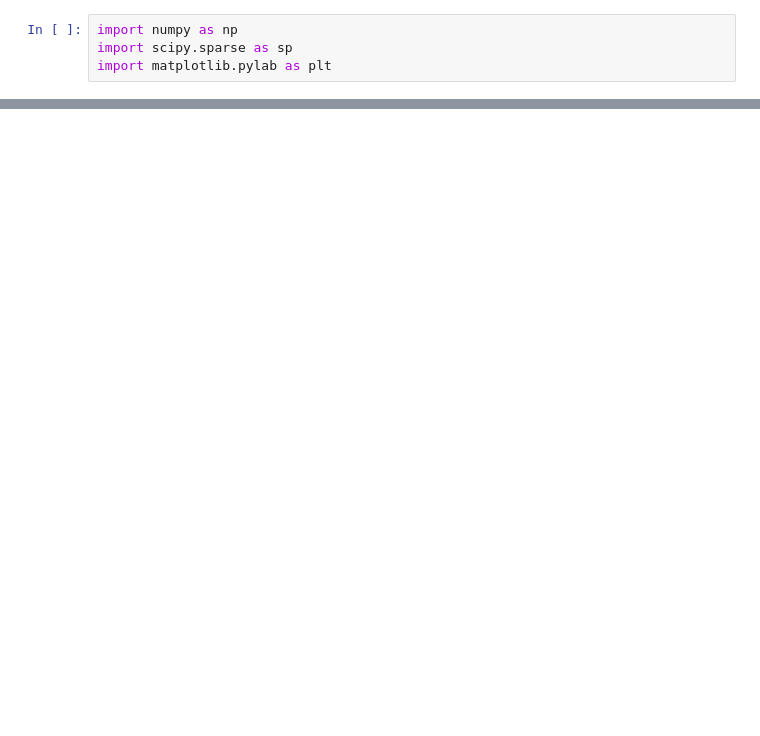
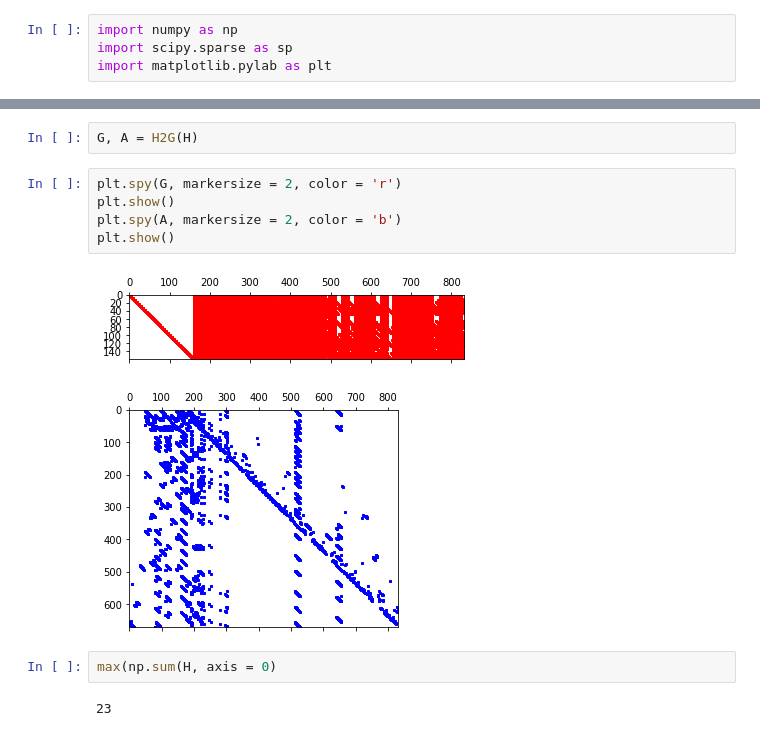
Before and after one commit to desperandumbellum/5G_ldpc, a Jupyter notebook: main.ipynb, the cells around one changed output, grey strips where cells are left out. Cells and saved outputs as stored; diff of their text form; blank space fills up the shorter version.

```diff
--- a/main.ipynb
+++ b/main.ipynb
@@ -22,0 +84,14 @@ plt.spy(H, markersize = 2, color = 'r')
+# %%
+G, A = H2G(H)
+# %%
+plt.spy(G, markersize = 2, color = 'r')
+plt.show()
+plt.spy(A, markersize = 2, color = 'b')
+plt.show()
+# %% [output]
+[figure, added]
+[figure, added]
+# %%
+max(np.sum(H, axis = 0)
+# %% [output]
+23
```
Also changed, not shown: parts of 2 cells of this notebook.
